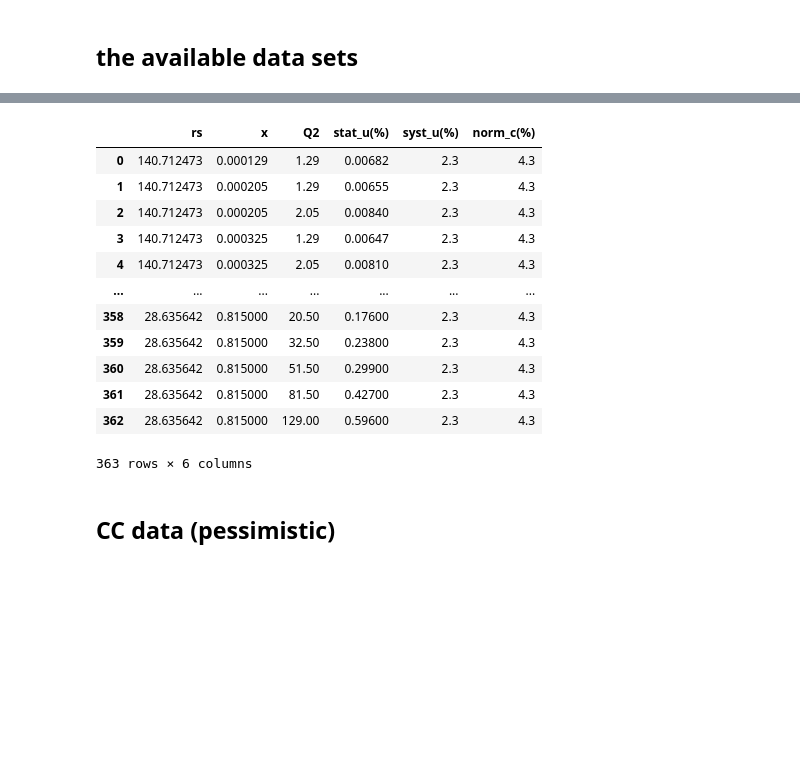
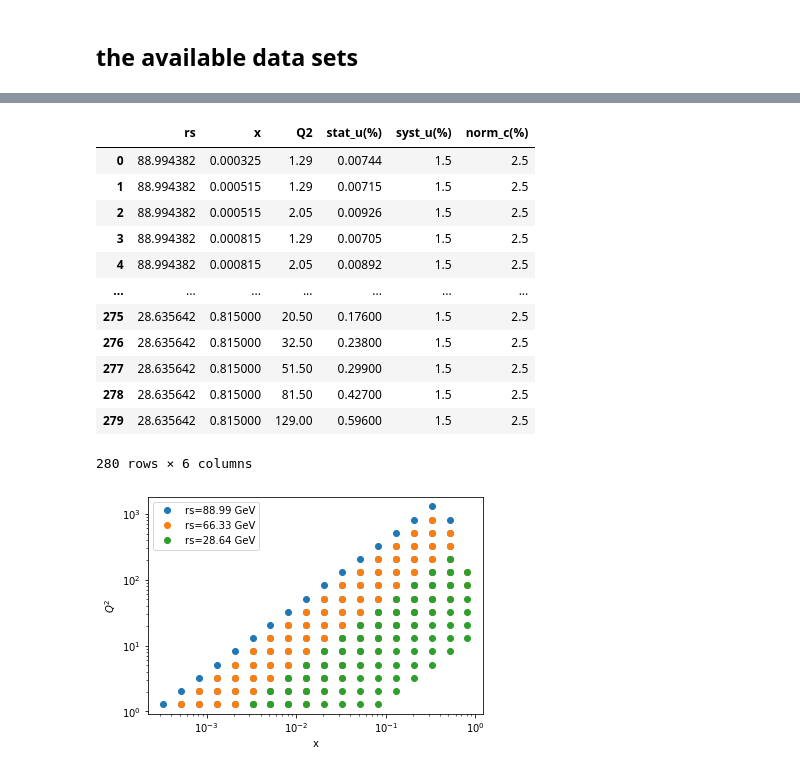
Before and after one commit to JeffersonLab/txgrids, a Jupyter notebook: expdata/workbook.ipynb, the cells around one changed output, grey strips where cells are left out. Cells and saved outputs as stored; diff of their text form; code cells hidden in the pictures; blank space fills up the shorter version.

```diff
--- a/expdata/workbook.ipynb
+++ b/expdata/workbook.ipynb
@@ -26 +30,4 @@ ep_NC_pessimistic-barak-102420.dat  xQ2binTable-xiaoxuan-060220.dat
+# %%
+L=open('src/ep_NC_optimistic.dat').readlines()
+#L=open('src/ep_NC_pessimistic.dat').readlines()
 # %%
@@ -76,0 +92,3 @@ array([140.71247279,  63.2455532 ,  44.72135955,  28.63564213])
+# %%
+syst,norm=2,2.3 #--optimistic
+#syst,norm=2,5.8 #--pessimistic
@@ -76,0 +148,3 @@ array([140.71247279,  63.2455532 ,  44.72135955,  28.63564213])
+# %%
+syst,norm=2,2.3 #--optimistic
+#syst,norm=2,5.8 #--pessimistic
@@ -77,47 +207,59 @@ array([140.71247279,  63.2455532 ,  44.72135955,  28.63564213])
+# %%
+L=open('src/nuclear_NC_optimistic.out').readlines()
+#L=open('src/nuclear_NC_pessimistic.out').readlines()
 # %%
-L=open('src/ep_NC_pessimistic-barak-102420.dat').readlines()
 L=[_.strip() for _  in L]
 L=[_ for _ in L if '-----' not in _  if _!='']
 H=L[0].split()
 I=[i for i in range(len(L)) if L[i].startswith('beam')]
 I.append(len(L))
 
 DATA={}
 for i in range(len(I)-1):
     msg=L[I[i]]
     tab=[[float(v) for v in _.split()] for _ in L[I[i]+1:I[i+1]]]
     tab=np.transpose(tab)
     data={}
     El,Ep=[float(v) for v in msg.split(':')[1].split('x')]
     data['rs']=np.sqrt(4*El*Ep)
     data['x']=tab[0]
     data['Q2']=tab[1]
     data['stat_u(%)']=tab[4]
     data['syst_u(%)']=tab[5]
     data['norm_c(%)']=tab[6]
     DATA[msg]=pd.DataFrame(data).query('Q2>1')
 data=pd.concat([DATA[msg] for msg in DATA.keys()], ignore_index=True)
 
+ax=py.subplot(111)
+for rs in data['rs'].unique():
+    d=data[data['rs']==rs]
+    ax.plot(d.x,d.Q2,ls='',marker='o',label='rs=%0.2f GeV'%rs)
+ax.semilogy()
+ax.semilogx()
+ax.legend()
+ax.set_xlabel('x')
+ax.set_ylabel('$Q^2$');
+
+
 #--store data
-fname='NC-pessimistic'
-data.to_excel(fname+'.xlsx')
-data.to_json(fname+'.json')
+#fname='NC-optimistic'
+#data.to_excel(fname+'.xlsx')
+#data.to_json(fname+'.json')
 
 #--print
 data
 # %% [output]
 |  | rs | x | Q2 | stat_u(%) | syst_u(%) | norm_c(%) |
-| 0 | 140.712473 | 0.000129 | 1.29 | 0.00682 | 2.3 | 4.3 |
-| 1 | 140.712473 | 0.000205 | 1.29 | 0.00655 | 2.3 | 4.3 |
-| 2 | 140.712473 | 0.000205 | 2.05 | 0.00840 | 2.3 | 4.3 |
-| 3 | 140.712473 | 0.000325 | 1.29 | 0.00647 | 2.3 | 4.3 |
-| 4 | 140.712473 | 0.000325 | 2.05 | 0.00810 | 2.3 | 4.3 |
+| 0 | 88.994382 | 0.000325 | 1.29 | 0.00744 | 1.5 | 2.5 |
+| 1 | 88.994382 | 0.000515 | 1.29 | 0.00715 | 1.5 | 2.5 |
+| 2 | 88.994382 | 0.000515 | 2.05 | 0.00926 | 1.5 | 2.5 |
+| 3 | 88.994382 | 0.000815 | 1.29 | 0.00705 | 1.5 | 2.5 |
+| 4 | 88.994382 | 0.000815 | 2.05 | 0.00892 | 1.5 | 2.5 |
 | ... | ... | ... | ... | ... | ... | ... |
-| 358 | 28.635642 | 0.815000 | 20.50 | 0.17600 | 2.3 | 4.3 |
-| 359 | 28.635642 | 0.815000 | 32.50 | 0.23800 | 2.3 | 4.3 |
-| 360 | 28.635642 | 0.815000 | 51.50 | 0.29900 | 2.3 | 4.3 |
-| 361 | 28.635642 | 0.815000 | 81.50 | 0.42700 | 2.3 | 4.3 |
-| 362 | 28.635642 | 0.815000 | 129.00 | 0.59600 | 2.3 | 4.3 |
+| 275 | 28.635642 | 0.815000 | 20.50 | 0.17600 | 1.5 | 2.5 |
+| 276 | 28.635642 | 0.815000 | 32.50 | 0.23800 | 1.5 | 2.5 |
+| 277 | 28.635642 | 0.815000 | 51.50 | 0.29900 | 1.5 | 2.5 |
+| 278 | 28.635642 | 0.815000 | 81.50 | 0.42700 | 1.5 | 2.5 |
+| 279 | 28.635642 | 0.815000 | 129.00 | 0.59600 | 1.5 | 2.5 |
-363 rows × 6 columns
+280 rows × 6 columns
+[figure, added]
-# %% [markdown]
-## CC  data (pessimistic)
```
Also changed, not shown: parts of 14 cells of this notebook, 10 other files.
